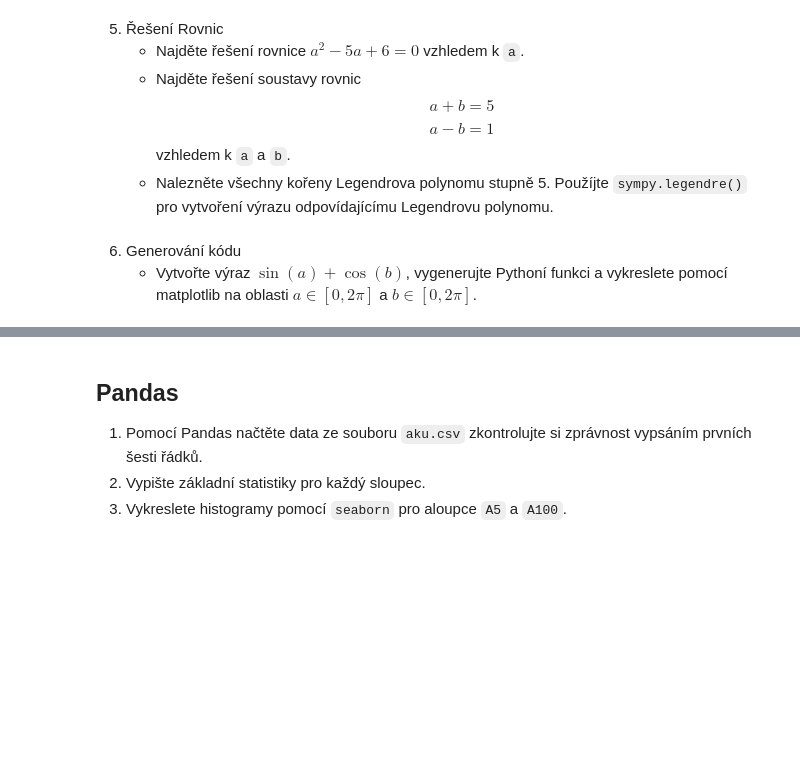
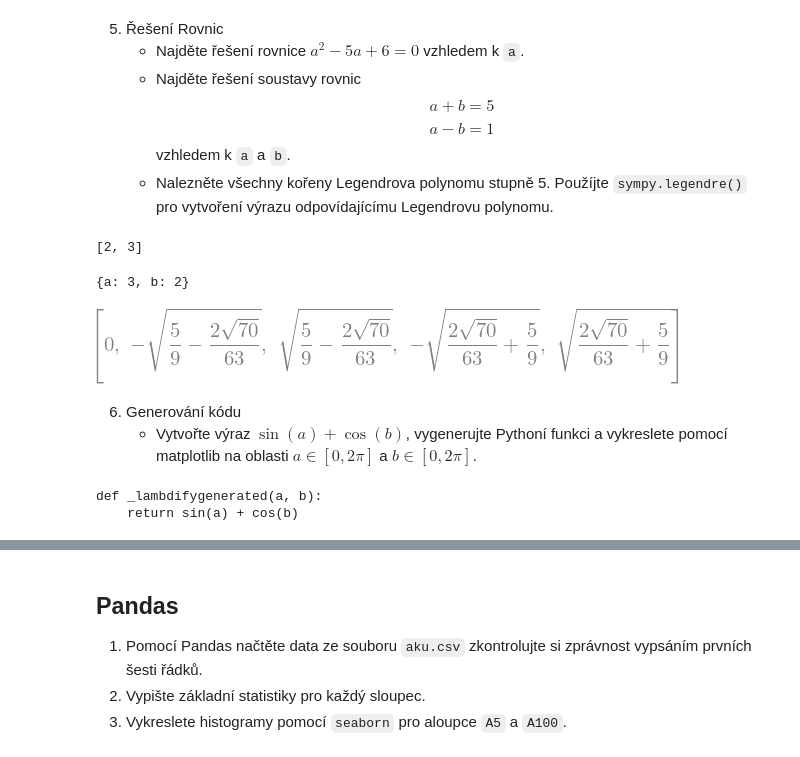
Before and after one commit to Beremi/vvp, a Jupyter notebook: Week_09/09_ukoly.ipynb, the cells around one changed output, grey strips where cells are left out. Saved outputs shown, nothing was run; the diff lists cells and outputs as text; code cells hidden in the pictures; blank space fills up the shorter version.

```diff
--- a/Week_09/09_ukoly.ipynb
+++ b/Week_09/09_ukoly.ipynb
@@ -25,0 +121,4 @@
+# %%
+x,y = sp.symbols('x y')
+expr2 = sp.integrate(1 - x - y, (x, 0, 1 - y))
+sp.integrate(expr2,(y,0,1))
@@ -31,3 +134,25 @@
+# %%
+a = sp.Symbol('a', real=True)
+sp.solve(a**2-5*a+6, a)
+# %% [output]
+[2, 3]
+# %%
+sp.solve([a+b-5,a-b-1], (a,b))
+# %% [output]
+{a: 3, b: 2}
+# %%
+L5 = sp.legendre(5, x)
+sp.solve(L5, x)
+# %% [output]
+[figure, added]
 # %% [markdown]
 6. Generování kódu
     - Vytvořte výraz $\sin(a) + \cos(b)$, vygenerujte Pythoní funkci a vykreslete pomocí matplotlib na oblasti $a \in [0, 2\pi]$ a $b \in [0, 2\pi]$.
+# %%
+expr = sp.sin(a) + sp.cos(b)
+lm_fnc = sp.lambdify((a,b), expr, modules='numpy')
+import inspect
+print(inspect.getsource(lm_fnc))
+# %% [output]
+def _lambdifygenerated(a, b):
+    return sin(a) + cos(b)
```
Also changed, not shown: parts of 20 cells of this notebook, 1 other file.
